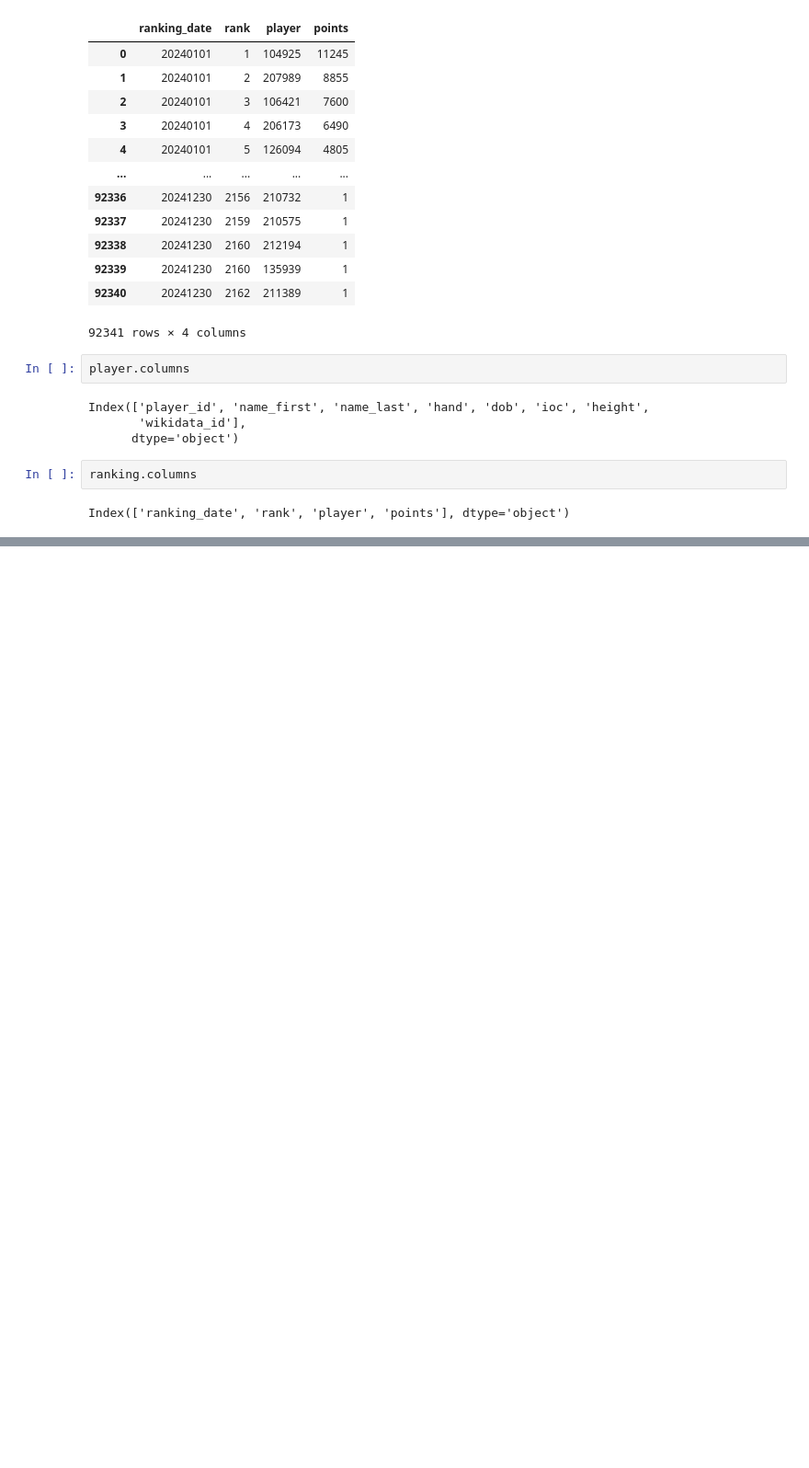
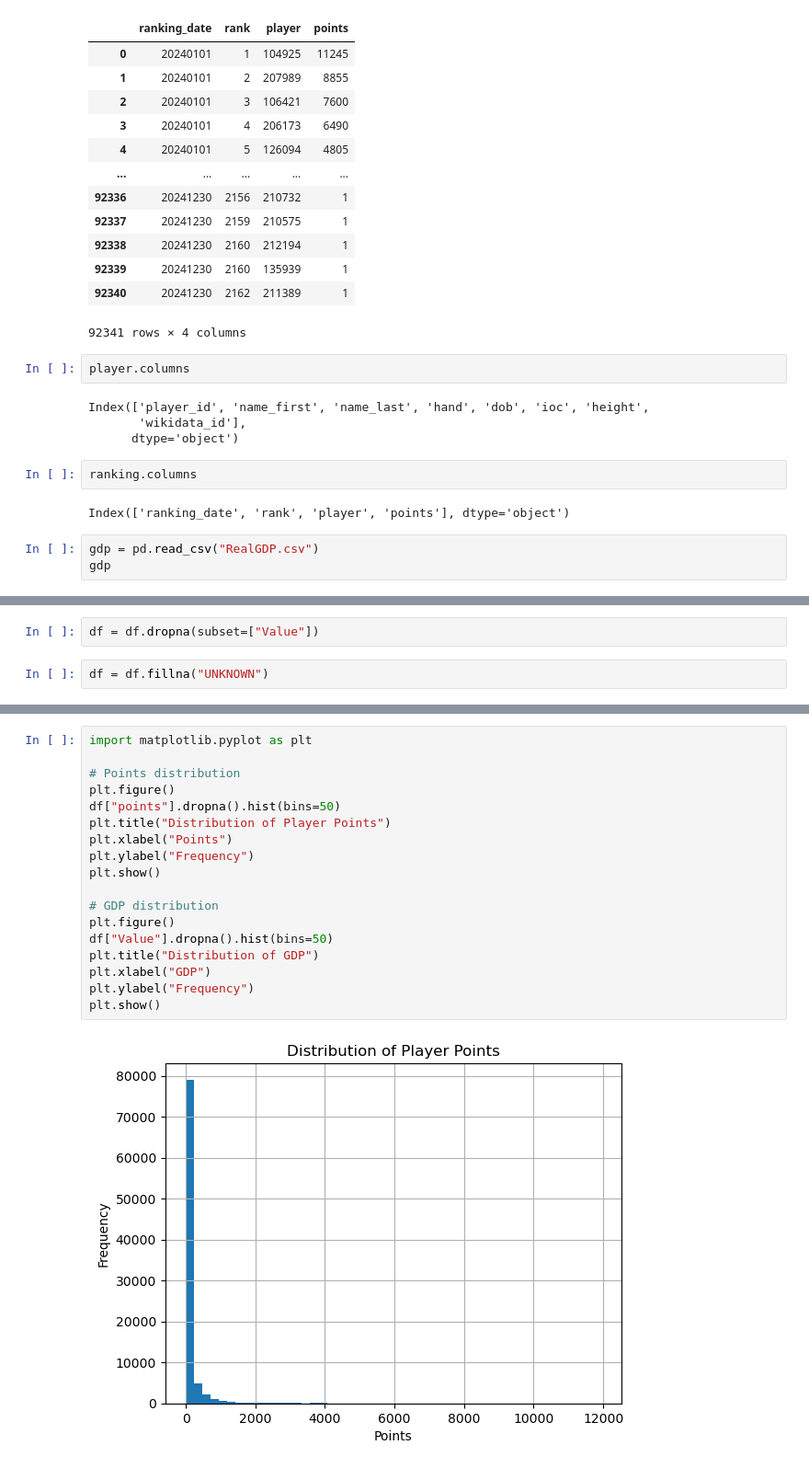
Before and after one commit to luoxuchen2/is477-chen-jenny, a Jupyter notebook: notebook.ipynb, the cells around one changed output, grey strips where cells are left out. Shown at 92% size. Drawn from its saved outputs; the diff is of its cells as text; blank space fills up the shorter version.

```diff
--- a/notebook.ipynb
+++ b/notebook.ipynb
@@ -44,3 +44,6 @@ Index(['player_id', 'name_first', 'name_last', 'hand', 'dob', 'ioc', 'height',
 ranking.columns
 # %% [output]
 Index(['ranking_date', 'rank', 'player', 'points'], dtype='object')
+# %%
+gdp = pd.read_csv("RealGDP.csv")
+gdp
@@ -46,0 +306,4 @@ Index(['ranking_date', 'rank', 'player', 'points'], dtype='object')
+# %%
+df = df.dropna(subset=["Value"])
+# %%
+df = df.fillna("UNKNOWN")
@@ -46,0 +341,20 @@ Index(['ranking_date', 'rank', 'player', 'points'], dtype='object')
+# %%
+import matplotlib.pyplot as plt
+
+# Points distribution
+plt.figure()
+df["points"].dropna().hist(bins=50)
+plt.title("Distribution of Player Points")
+plt.xlabel("Points")
+plt.ylabel("Frequency")
+plt.show()
+
+# GDP distribution
+plt.figure()
+df["Value"].dropna().hist(bins=50)
+plt.title("Distribution of GDP")
+plt.xlabel("GDP")
+plt.ylabel("Frequency")
+plt.show()
+# %% [output]
+[figure, added]
```
Also changed, not shown: parts of 17 cells of this notebook.
